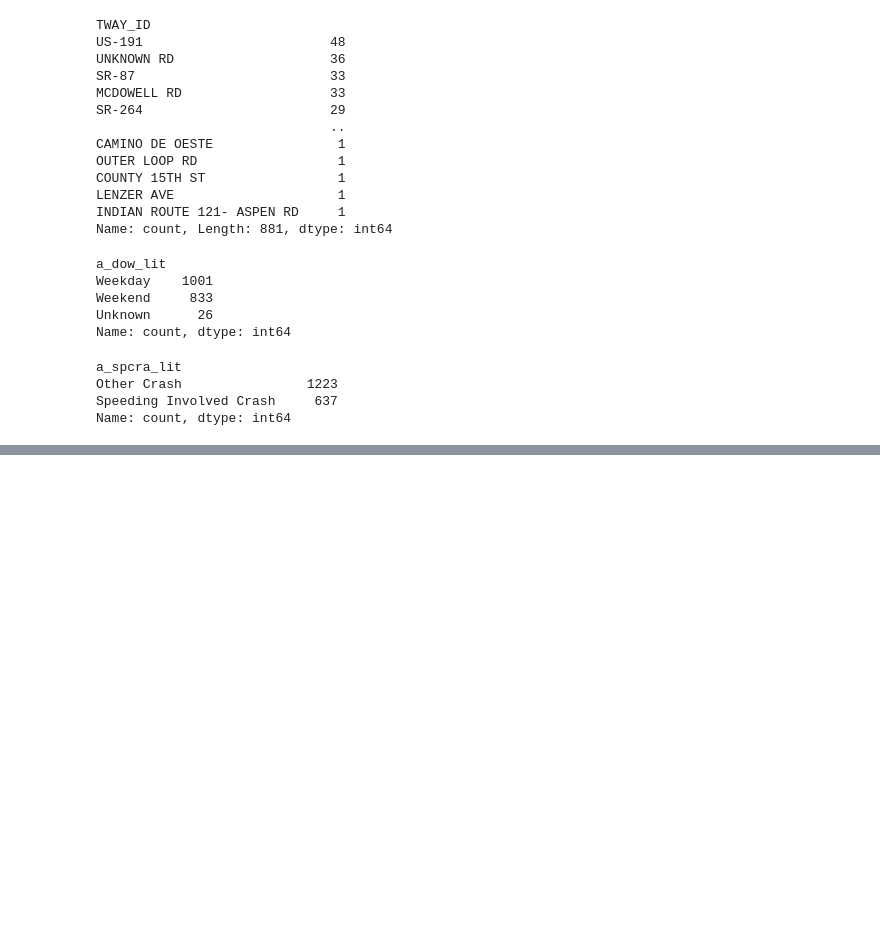
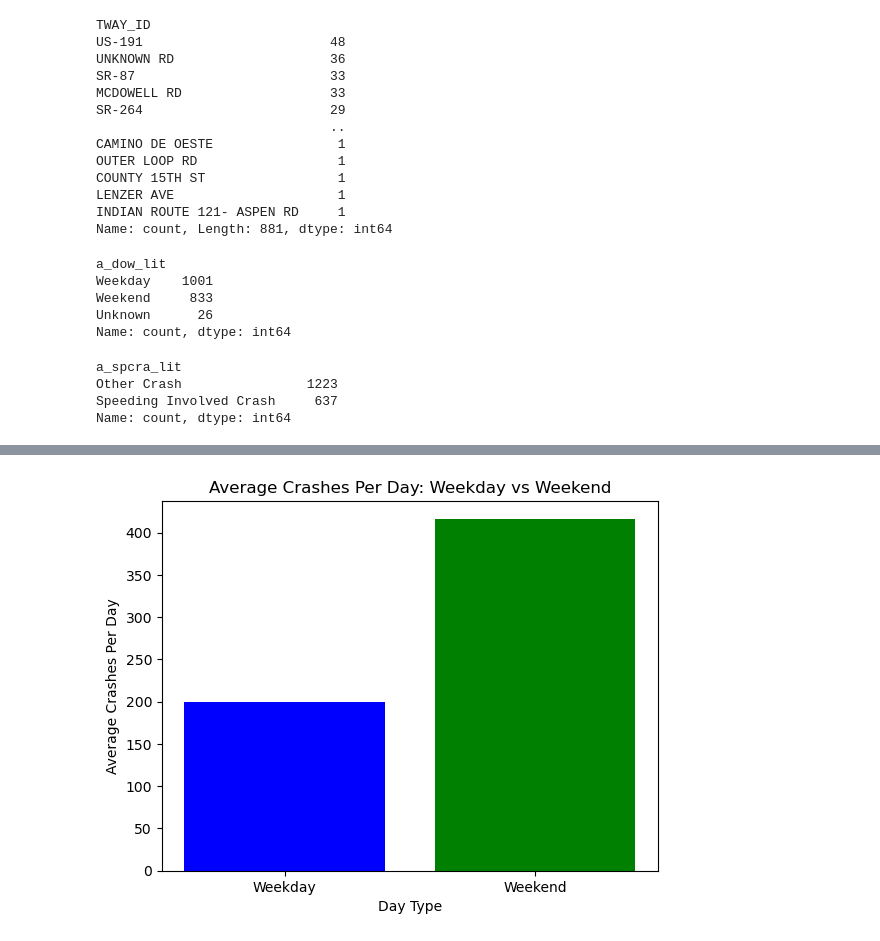
Before and after one commit to DeanRaynes/python-project-1, a Jupyter notebook: Accident Data Only.ipynb, the cells around one changed output, grey strips where cells are left out. Saved outputs shown, nothing was run; the diff lists cells and outputs as text; code cells hidden in the pictures; blank space fills up the shorter version.

```diff
--- a/Accident Data Only.ipynb
+++ b/Accident Data Only.ipynb
@@ -124,3 +125,7 @@ a_spcra_lit
 Other Crash                1223
 Speeding Involved Crash     637
 Name: count, dtype: int64
+# %%
+accident_conditions = accident_df[['ST_CASE', 'VE_TOTAL', 'PEDS', 'PERSONS', 'FATALS', 'MONTH', 'HOUR', 'weather_lit',
+'a_tod_lit', 'a_dow_lit', 'a_lt_lit', 'a_spcra_lit', 'a_ped_lit', 'a_pedal_lit', 'a_polour_lit', 'a_dist_lit', 'a_drowsy_lit']]
+accident_conditions
@@ -126,0 +146,14 @@ Name: count, dtype: int64
+# %%
+crash_types = ['a_lt_lit', 'a_spcra_lit', 'a_ped_lit', 'a_pedal_lit', 'a_polour_lit', 'a_dist_lit', 'a_drowsy_lit']
+
+def combine_crash_types(row):
+    types = []
+    for col in crash_types:
+        value = row[col]
+        if pd.notna(value) and value.lower() != 'other crash':
+            types.append(value)
+    return ', '.join(types)
+
+accident_conditions['CombinedCrashTypes'] = accident_conditions.apply(combine_crash_types, axis=1)
+
+accident_conditions
@@ -126,0 +285,10 @@ Name: count, dtype: int64
+# %%
+dow_crash = accident_conditions["a_dow_lit"].value_counts().reset_index()
+dow_crash.columns = ['day_type','total_crashes']
+
+dow_crash_filtered = dow_crash[dow_crash['day_type'].isin(['Weekday','Weekend'])]
+
+dow_crash_filtered['average_crash_per_day'] = dow_crash_filtered.apply(lambda row: row['total_crashes']/5 if row['day_type'] == 'Weekday'
+                                                                       else row['total_crashes']/2, axis=1)
+
+dow_crash_filtered
@@ -126,0 +304,8 @@ Name: count, dtype: int64
+# %%
+plt.bar(dow_crash_filtered['day_type'], dow_crash_filtered['average_crash_per_day'], color=['blue','green'])
+plt.xlabel('Day Type')
+plt.ylabel('Average Crashes Per Day')
+plt.title('Average Crashes Per Day: Weekday vs Weekend')
+plt.show()
+# %% [output]
+[figure, added]
```
Also changed, not shown: parts of 9 cells of this notebook.
